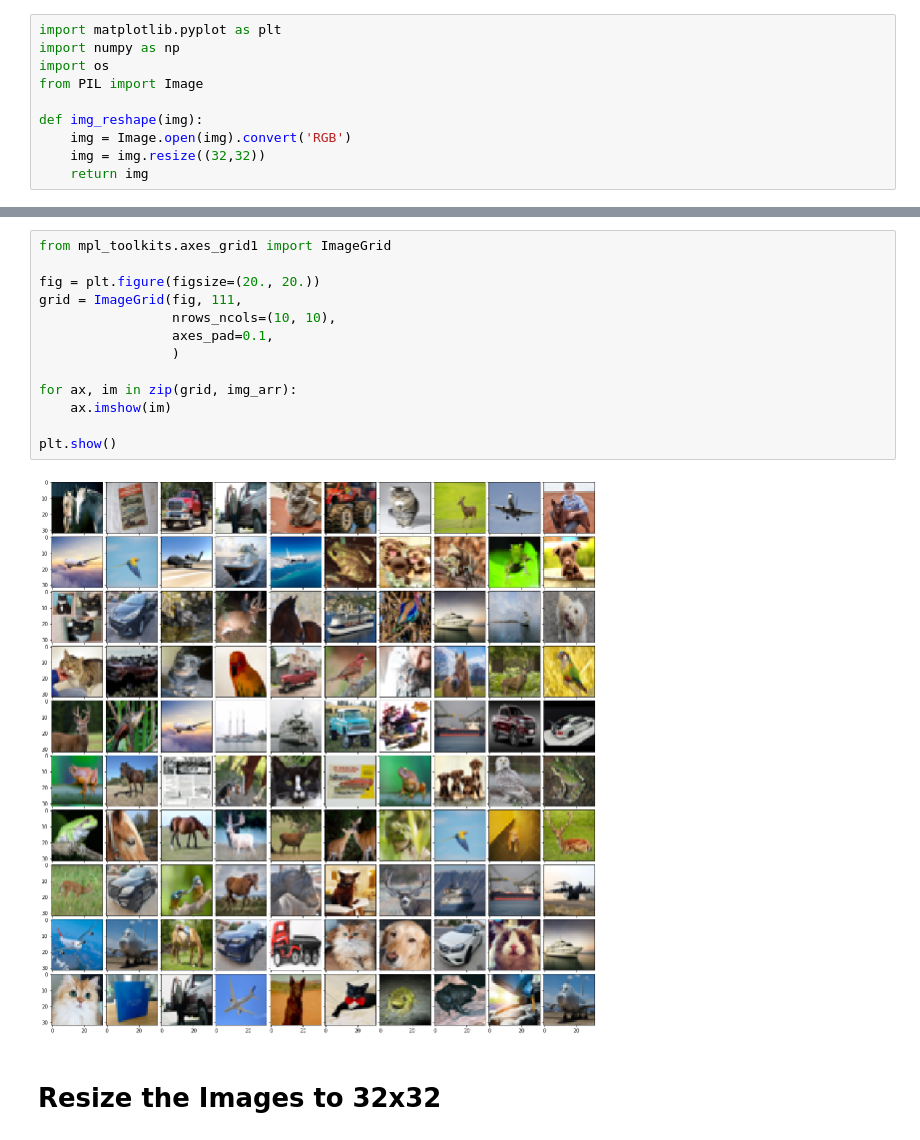
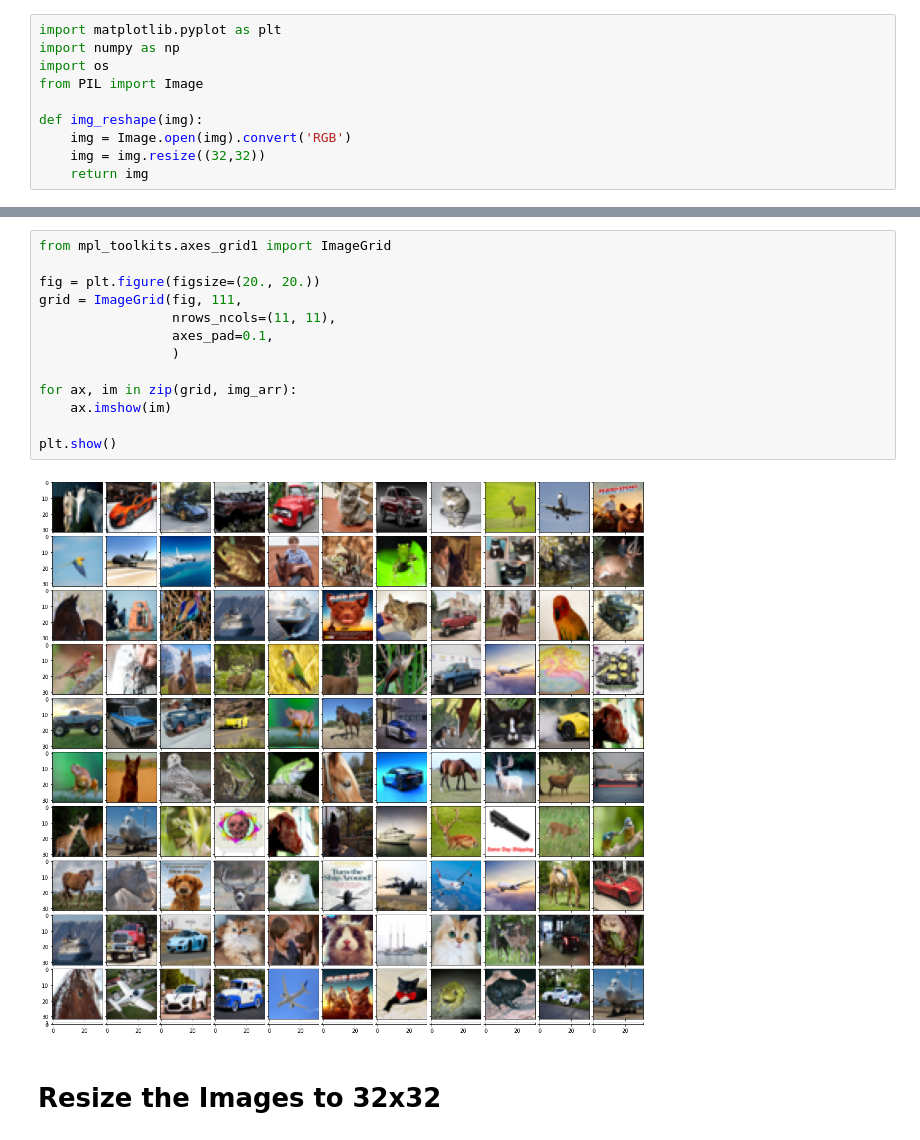
Before and after one commit to deep-diver/Continuous-Adaptation-for-Machine-Learning-System-to-Data-Changes, a Jupyter notebook: notebooks/97_Prepare_Test_Images.ipynb, the cells around one changed output, grey strips where cells are left out. Cells and saved outputs as stored; diff of their text form.

```diff
--- a/notebooks/97_Prepare_Test_Images.ipynb
+++ b/notebooks/97_Prepare_Test_Images.ipynb
@@ -115,17 +97,17 @@ len(img_arr)
 # %%
 from mpl_toolkits.axes_grid1 import ImageGrid
 
 fig = plt.figure(figsize=(20., 20.))
 grid = ImageGrid(fig, 111,
-                 nrows_ncols=(10, 10),
+                 nrows_ncols=(11, 11),
                  axes_pad=0.1,
                  )
 
 for ax, im in zip(grid, img_arr):
     ax.imshow(im)
 
 plt.show()
 # %% [output]
-[figure, old version]
+[figure, new version]
 # %% [markdown]
 # Resize the Images to 32x32
```
Also changed, not shown: parts of 6 cells of this notebook.
